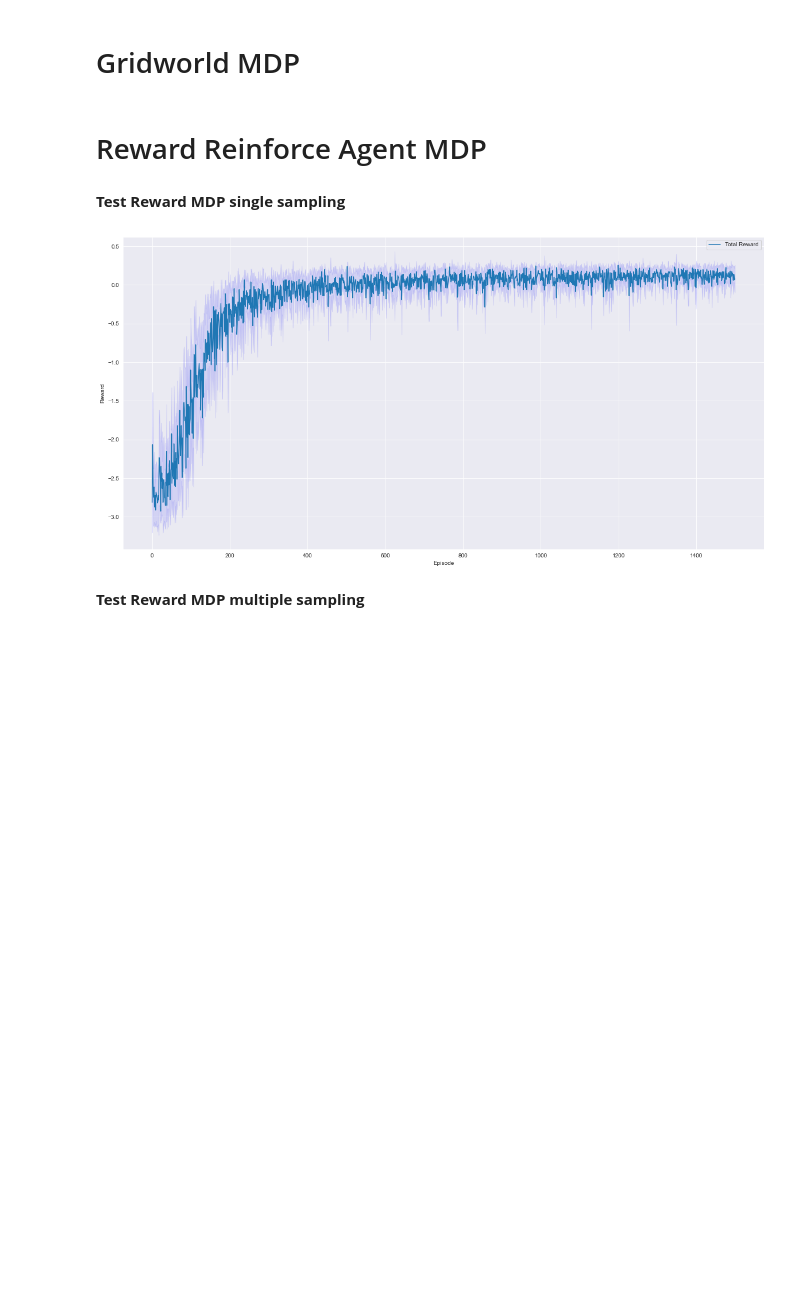
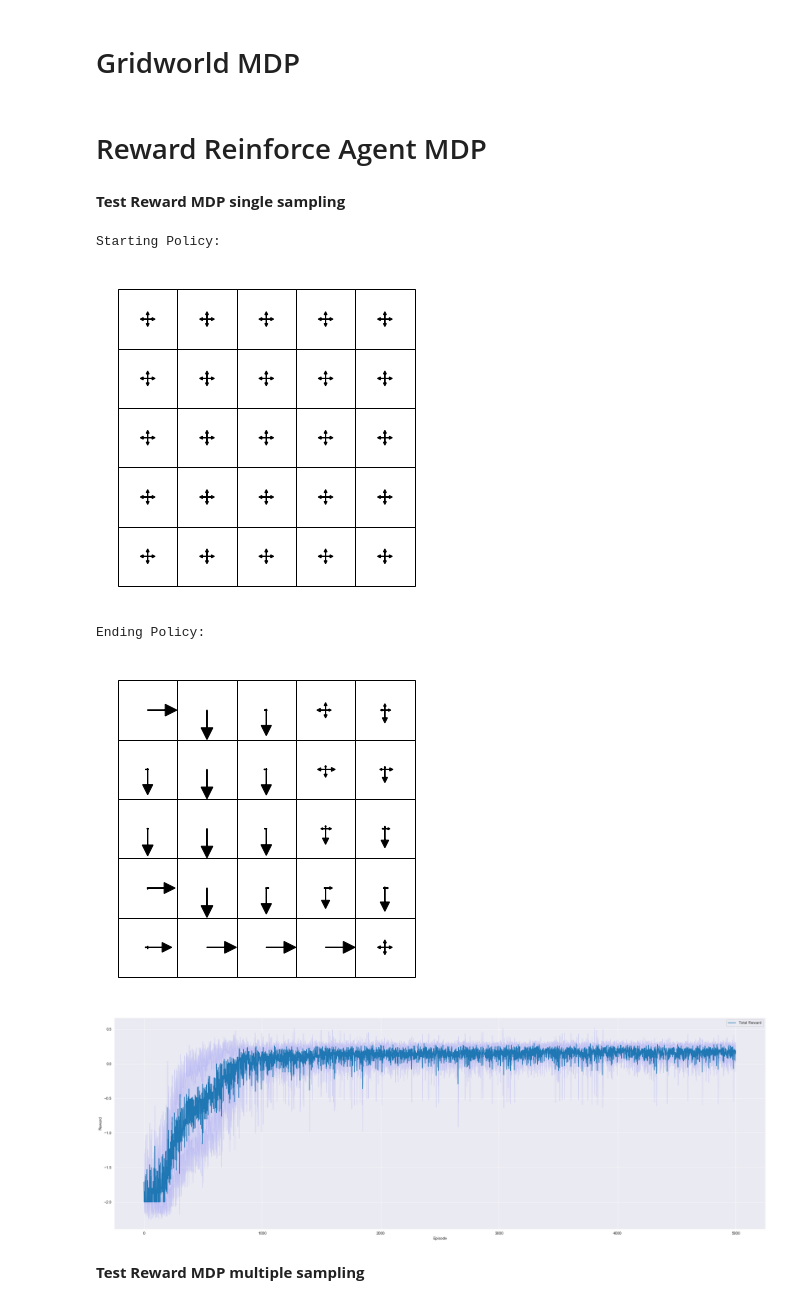
Before and after one commit to duiliocirino/Thesis, a Jupyter notebook: Exploration POMDP/StandardGridworld.ipynb, the cells around one changed output. Cells and saved outputs as stored; diff of their text form; code cells hidden in the pictures; blank space fills up the shorter version.

```diff
--- a/Exploration POMDP/StandardGridworld.ipynb
+++ b/Exploration POMDP/StandardGridworld.ipynb
@@ -32,7 +33,7 @@ class GridworldEnv(gym.Env):
 
     """
 
-    def __init__(self, grid_size=5, time_horizon=-1, prob=0.1):
+    def __init__(self, grid_size=5, time_horizon=-1, _prob=0.1):
         self.grid_size = grid_size
         self.state_space = spaces.Discrete(self.grid_size ** 2)
         self.action_space = spaces.Discrete(4)
@@ -42,7 +43,7 @@ class GridworldEnv(gym.Env):
         self.done = False
         self.time_horizon = time_horizon
         self.steps_taken = 0
-        self.prob = prob
+        self.prob = _prob
         self.transition_matrix = self._build_transition_matrix()
 
     def _build_transition_matrix(self):
@@ -65,7 +66,7 @@ class GridworldEnv(gym.Env):
                         # Calculate the probability of
                         prob = 1 - self.prob if a_ == a else self.prob / (self.action_space.n - 1)
                         s_ = self._sample_new_position(a_, s)
-                        transition_matrix[self._state_to_index(s), self._state_to_index(s_), a] += prob
+                        transition_matrix[self.state_to_index(s), self.state_to_index(s_), a] += prob
         return transition_matrix
 
     def _sample_new_position(self, action, state):
@@ -81,10 +82,10 @@ class GridworldEnv(gym.Env):
             raise ValueError("Invalid action.")
         return new_pos
 
-    def _state_to_index(self, state):
+    def state_to_index(self, state):
         return state[0] + state[1] * self.grid_size
 
-    def _index_to_state(self, index):
+    def index_to_state(self, index):
         """Converts an index to a state tuple (i, j)."""
         i = index % self.grid_size
         j = index // self.grid_size
@@ -92,10 +93,10 @@ class GridworldEnv(gym.Env):
         return (i, j)
 
     def sample_next_state(self, action):
-        current_state = self._state_to_index(self.current_pos)
+        current_state = self.state_to_index(self.current_pos)
         action_probabilities = self.transition_matrix[current_state, :, action]
         next_state_index = np.random.choice(self.state_space.n, p=action_probabilities)
-        next_pos = self._index_to_state(next_state_index)
+        next_pos = self.index_to_state(next_state_index)
         #print("Taking action %d from cur_pos index:%d (%d, %d): going to index %d which is state => (%d, %d)" %(action, current_state, self.current_pos[0], self.current_pos[1], next_state_index, next_pos[0], next_pos[1]))
         return next_pos
 
@@ -132,10 +133,3 @@ class GridworldEnv(gym.Env):
                         print("_ ", end='')
                 print()
             print()
-
-    def get_states(self):
-        states = []
-        for i in range(self.grid_size):
-            for j in range(self.grid_size):
-                states.append((i, j))
-        return states
@@ -227,14 +251,20 @@ class REINFORCEAgent():
 **Test Reward MDP single sampling**
 # %%
 # Create the Gridworld environment and the REINFORCE agent
-n_episodes = 1500
-env = GridworldEnv(time_horizon=30)
+n_episodes = 5000
+env = GridworldEnv(time_horizon=20)
 #number of run per episode
-n_run = 15
+n_run = 10
 confidence = 0.95
 
+# Create the REINFORCE agent
+agent = REINFORCEAgent(env)
+
+# Print the starting policy
+print("Starting Policy:")
+print_gridworld_with_policy(agent)
+
 # Train the agent and plot the rewards
-fig, ax = plt.subplots(figsize=(20,10))
 list_total_rewards = []
 with tqdm(total=n_run * n_episodes, ncols=80) as pbar:
     for r in range(n_run):
@@ -249,34 +279,46 @@ with tqdm(total=n_run * n_episodes, ncols=80) as pbar:
                 action = agent.get_action(state)
                 next_state, reward, done, _ = env.step(action)
                 episode.append((state, action, reward, next_state))
                 state = next_state
                 total_reward += reward
             total_rewards.append(total_reward)
             agent.update_single_sampling(episode)
             pbar.update(1)
         list_total_rewards.append(total_rewards)
 list_total_rewards = np.transpose(np.array(list_total_rewards), (1,0))
+
+# Print the ending policy
+print("Ending Policy:")
+print_gridworld_with_policy(agent)
+
+# Prepare the rewards plot
+fig, ax = plt.subplots(figsize=(30,10))
 # Initialize the plotting vectors
 total_rewards_means = []
 under_line = []
 over_line = []
 for i in range(n_episodes):
     total_rewards_mean = np.mean(list_total_rewards[i])
     total_rewards_std = np.std(list_total_rewards[i])
     freedom_deg = n_run - 1
     t_crit = np.abs(t.ppf((1 - confidence) / 2, freedom_deg))
     total_rewards_means.append(total_rewards_mean)
     under_line.append(total_rewards_mean - total_rewards_std * t_crit / np.sqrt(n_run))
     over_line.append(total_rewards_mean + total_rewards_std * t_crit / np.sqrt(n_run))
 ax.clear()
 ax.plot(total_rewards_means, label='Total Reward')
 ax.fill_between(np.arange(n_episodes), under_line, over_line, color='b', alpha=0.1)
 ax.set_xlabel('Episode')
 ax.set_ylabel('Reward')
 ax.legend()
 fig.canvas.draw()
+plt.show()
 # %% [output]
+Starting Policy:
-[figure, old version]
+[figure, new version]
+Ending Policy:
+[figure, added]
+[figure, added]
 # %% [markdown]
 **Test Reward MDP multiple sampling**
 # %%
```
Also changed, not shown: parts of 35 cells of this notebook.
